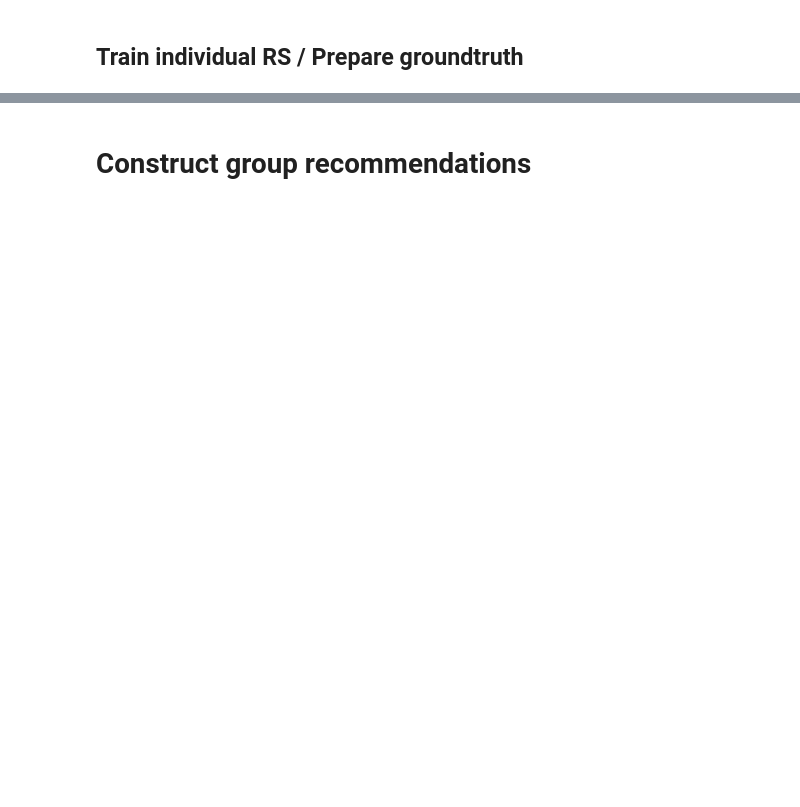
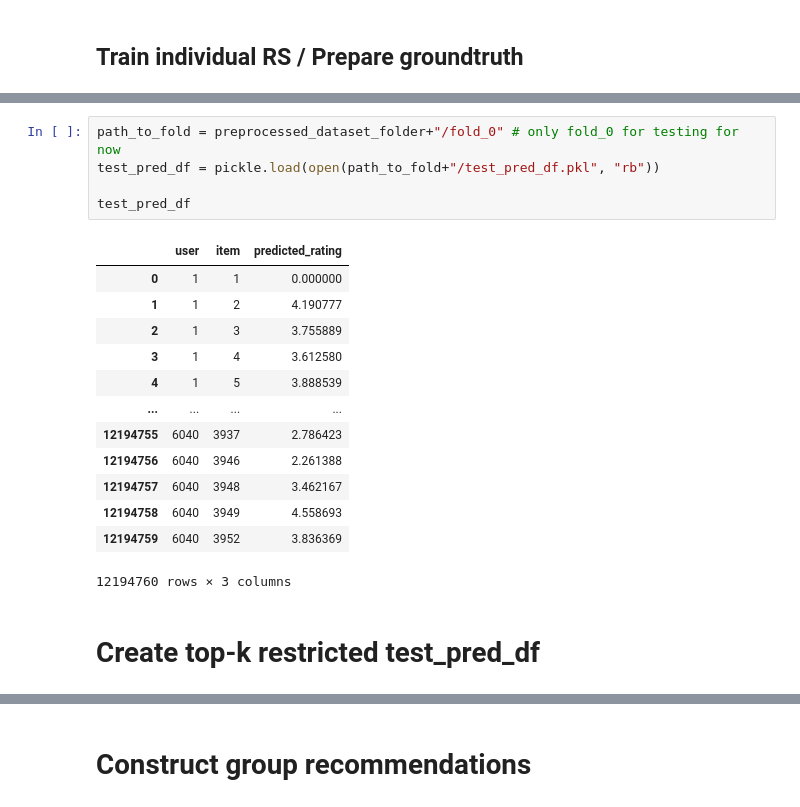
Before and after one commit to barnap/group-recommenders-offline-evaluation, a Jupyter notebook: grs_evaluation_final_ml1m.ipynb, the cells around one changed output, grey strips where cells are left out. Drawn from its saved outputs; the diff is of its cells as text; blank space fills up the shorter version.

```diff
--- a/grs_evaluation_final_ml1m.ipynb
+++ b/grs_evaluation_final_ml1m.ipynb
@@ -164,0 +114,21 @@ Done!
+# %%
+path_to_fold = preprocessed_dataset_folder+"/fold_0" # only fold_0 for testing for now
+test_pred_df = pickle.load(open(path_to_fold+"/test_pred_df.pkl", "rb"))
+
+test_pred_df
+# %% [output]
+|  | user | item | predicted_rating |
+| 0 | 1 | 1 | 0.000000 |
+| 1 | 1 | 2 | 4.190777 |
+| 2 | 1 | 3 | 3.755889 |
+| 3 | 1 | 4 | 3.612580 |
+| 4 | 1 | 5 | 3.888539 |
+| ... | ... | ... | ... |
+| 12194755 | 6040 | 3937 | 2.786423 |
+| 12194756 | 6040 | 3946 | 2.261388 |
+| 12194757 | 6040 | 3948 | 3.462167 |
+| 12194758 | 6040 | 3949 | 4.558693 |
+| 12194759 | 6040 | 3952 | 3.836369 |
+12194760 rows × 3 columns
+# %% [markdown]
+# Create top-k restricted test_pred_df
```
Also changed, not shown: parts of 25 cells of this notebook, 1 other file.
